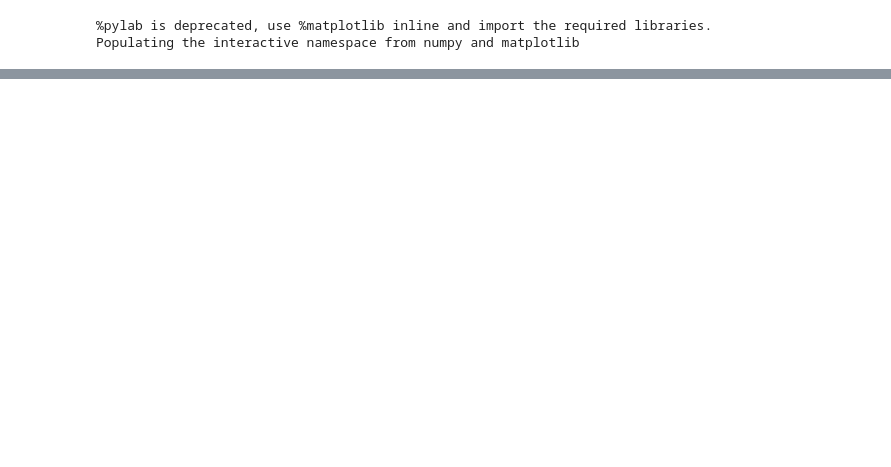
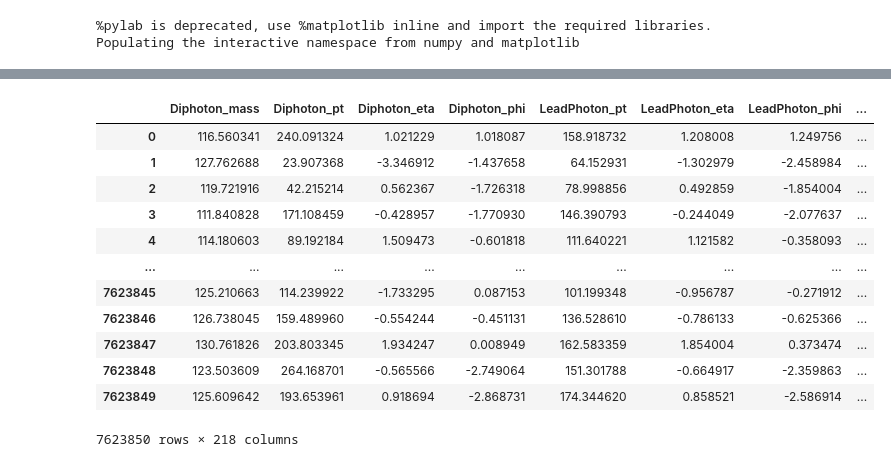
Before and after one commit to cmstas/HggAnalysisDev, a Jupyter notebook: MVAs/scripts/checkDF.ipynb, the cells around one changed output, grey strips where cells are left out. Cells and saved outputs as stored; diff of their text form; code cells hidden in the pictures; blank space fills up the shorter version.

```diff
--- a/MVAs/scripts/checkDF.ipynb
+++ b/MVAs/scripts/checkDF.ipynb
@@ -112,0 +315,17 @@ pre_old.plot(log=True)
+# %%
+df1 = pandas.read_pickle('../output/higgsDNA_ptmgg_mass_REFERENCE.pkl')
+df1
+# %% [output]
+|  | Diphoton_mass | Diphoton_pt | Diphoton_eta | Diphoton_phi | LeadPhoton_pt | LeadPhoton_eta | LeadPhoton_phi | ... |
+| 0 | 116.560341 | 240.091324 | 1.021229 | 1.018087 | 158.918732 | 1.208008 | 1.249756 | ... |
+| 1 | 127.762688 | 23.907368 | -3.346912 | -1.437658 | 64.152931 | -1.302979 | -2.458984 | ... |
+| 2 | 119.721916 | 42.215214 | 0.562367 | -1.726318 | 78.998856 | 0.492859 | -1.854004 | ... |
+| 3 | 111.840828 | 171.108459 | -0.428957 | -1.770930 | 146.390793 | -0.244049 | -2.077637 | ... |
+| 4 | 114.180603 | 89.192184 | 1.509473 | -0.601818 | 111.640221 | 1.121582 | -0.358093 | ... |
+| ... | ... | ... | ... | ... | ... | ... | ... | ... |
+| 7623845 | 125.210663 | 114.239922 | -1.733295 | 0.087153 | 101.199348 | -0.956787 | -0.271912 | ... |
+| 7623846 | 126.738045 | 159.489960 | -0.554244 | -0.451131 | 136.528610 | -0.786133 | -0.625366 | ... |
+| 7623847 | 130.761826 | 203.803345 | 1.934247 | 0.008949 | 162.583359 | 1.854004 | 0.373474 | ... |
+| 7623848 | 123.503609 | 264.168701 | -0.565566 | -2.749064 | 151.301788 | -0.664917 | -2.359863 | ... |
+| 7623849 | 125.609642 | 193.653961 | 0.918694 | -2.868731 | 174.344620 | 0.858521 | -2.586914 | ... |
+7623850 rows × 218 columns
```
Also changed, not shown: parts of 47 cells of this notebook, 24 other files.
